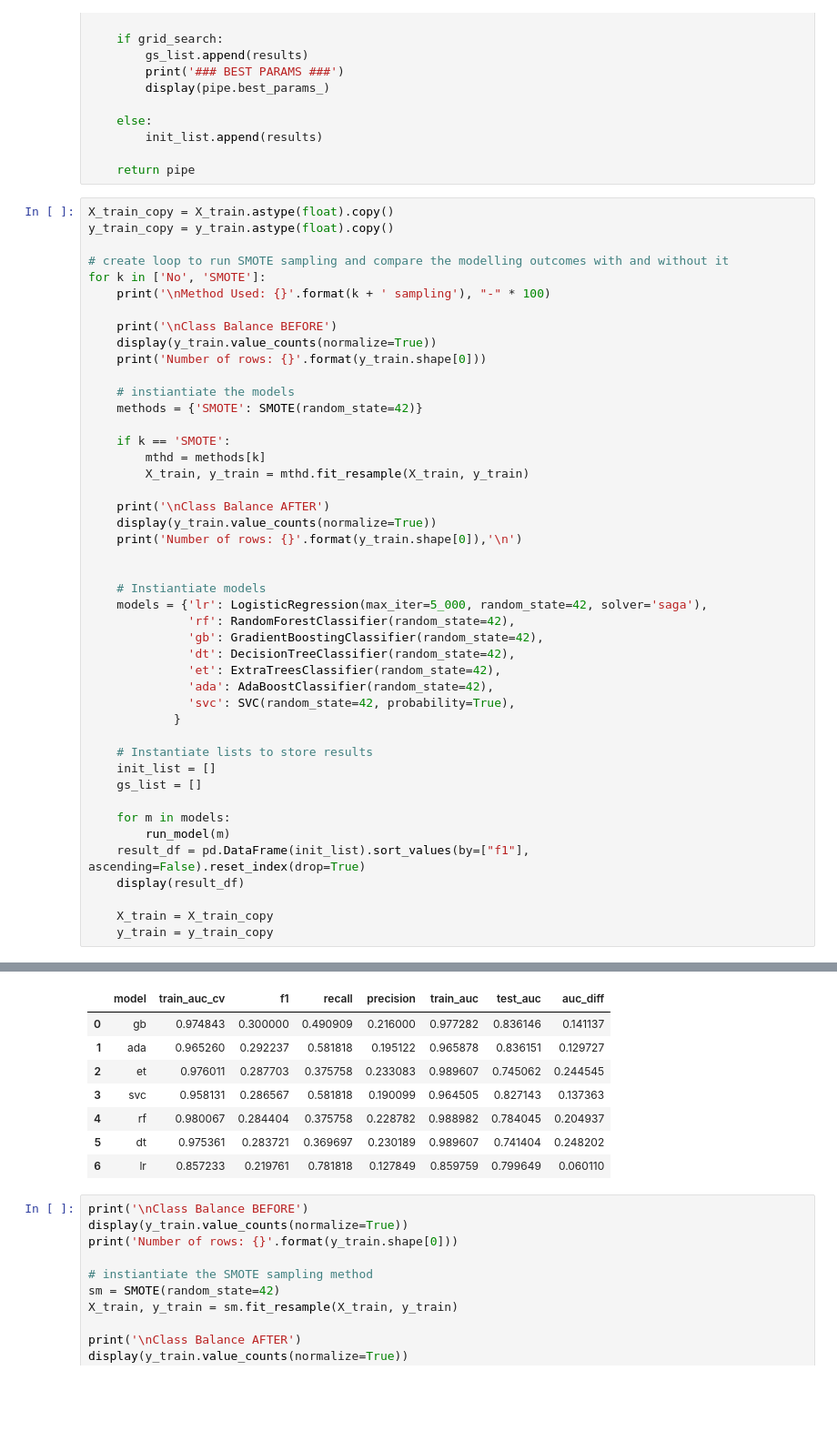
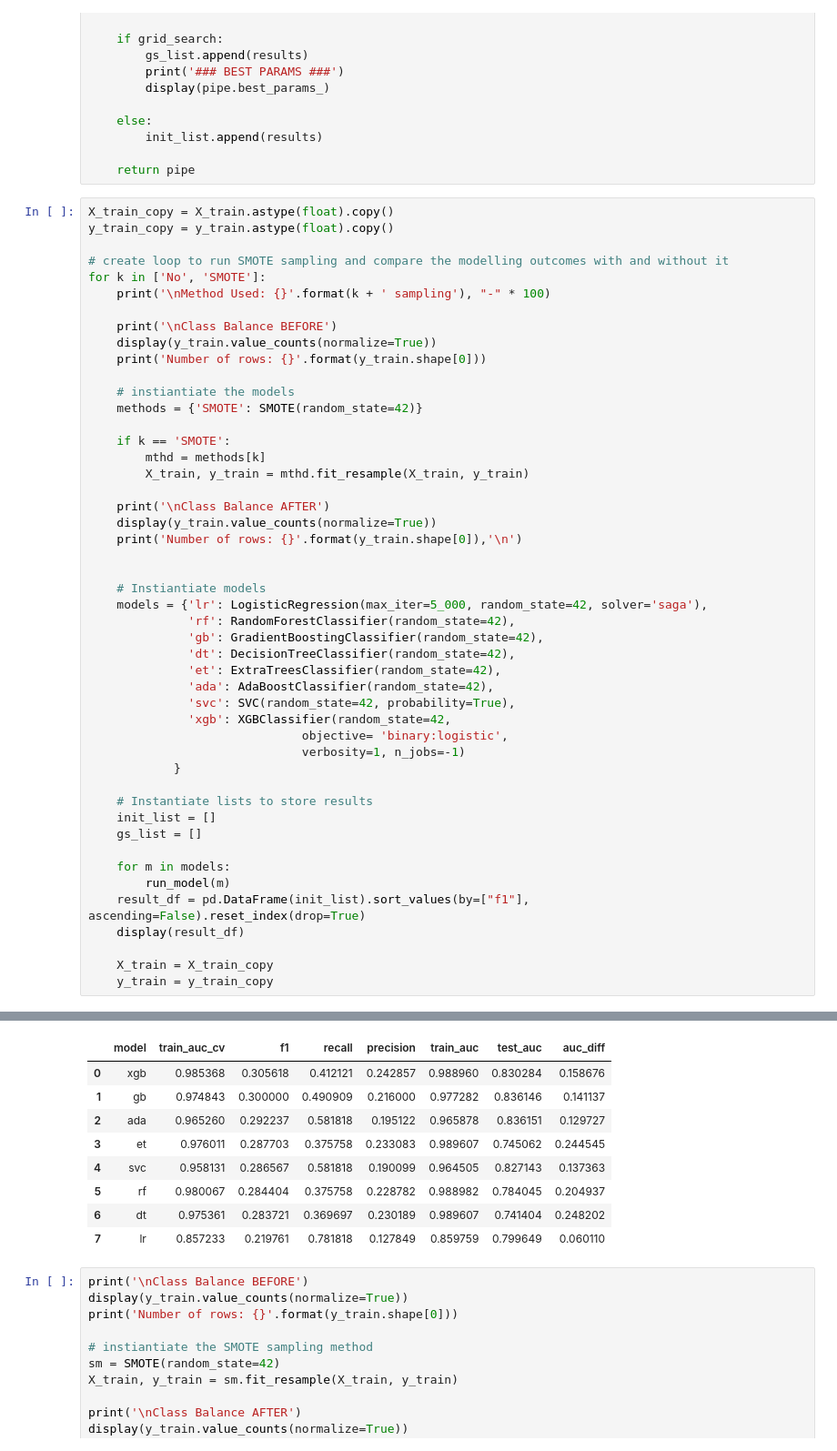
Before and after one commit to ts-potofgold/GA-DSI_project4, a Jupyter notebook: code/Preprocessing, modeling.ipynb, the cells around one changed output, grey strips where cells are left out. Shown at 91% size. Saved outputs shown, nothing was run; the diff lists cells and outputs as text; blank space fills up the shorter version.

```diff
--- a/code/Preprocessing, modeling.ipynb
+++ b/code/Preprocessing, modeling.ipynb
@@ -539,6 +543,9 @@ for k in ['No', 'SMOTE']:
               'et': ExtraTreesClassifier(random_state=42),
               'ada': AdaBoostClassifier(random_state=42),
               'svc': SVC(random_state=42, probability=True),
+              'xgb': XGBClassifier(random_state=42,
+                              objective= 'binary:logistic',
+                              verbosity=1, n_jobs=-1)
             }
 
     # Instantiate lists to store results
@@ -590,11 +612,12 @@ Number of rows: 13818
 |  | model | train_auc_cv | f1 | recall | precision | train_auc | test_auc | auc_diff |
-| 0 | gb | 0.974843 | 0.300000 | 0.490909 | 0.216000 | 0.977282 | 0.836146 | 0.141137 |
-| 1 | ada | 0.965260 | 0.292237 | 0.581818 | 0.195122 | 0.965878 | 0.836151 | 0.129727 |
-| 2 | et | 0.976011 | 0.287703 | 0.375758 | 0.233083 | 0.989607 | 0.745062 | 0.244545 |
-| 3 | svc | 0.958131 | 0.286567 | 0.581818 | 0.190099 | 0.964505 | 0.827143 | 0.137363 |
-| 4 | rf | 0.980067 | 0.284404 | 0.375758 | 0.228782 | 0.988982 | 0.784045 | 0.204937 |
-| 5 | dt | 0.975361 | 0.283721 | 0.369697 | 0.230189 | 0.989607 | 0.741404 | 0.248202 |
-| 6 | lr | 0.857233 | 0.219761 | 0.781818 | 0.127849 | 0.859759 | 0.799649 | 0.060110 |
+| 0 | xgb | 0.985368 | 0.305618 | 0.412121 | 0.242857 | 0.988960 | 0.830284 | 0.158676 |
+| 1 | gb | 0.974843 | 0.300000 | 0.490909 | 0.216000 | 0.977282 | 0.836146 | 0.141137 |
+| 2 | ada | 0.965260 | 0.292237 | 0.581818 | 0.195122 | 0.965878 | 0.836151 | 0.129727 |
+| 3 | et | 0.976011 | 0.287703 | 0.375758 | 0.233083 | 0.989607 | 0.745062 | 0.244545 |
+| 4 | svc | 0.958131 | 0.286567 | 0.581818 | 0.190099 | 0.964505 | 0.827143 | 0.137363 |
+| 5 | rf | 0.980067 | 0.284404 | 0.375758 | 0.228782 | 0.988982 | 0.784045 | 0.204937 |
+| 6 | dt | 0.975361 | 0.283721 | 0.369697 | 0.230189 | 0.989607 | 0.741404 | 0.248202 |
+| 7 | lr | 0.857233 | 0.219761 | 0.781818 | 0.127849 | 0.859759 | 0.799649 | 0.060110 |
 # %%
 print('\nClass Balance BEFORE')
 display(y_train.value_counts(normalize=True))
```
Also changed, not shown: parts of 39 cells of this notebook, 2 other files.
